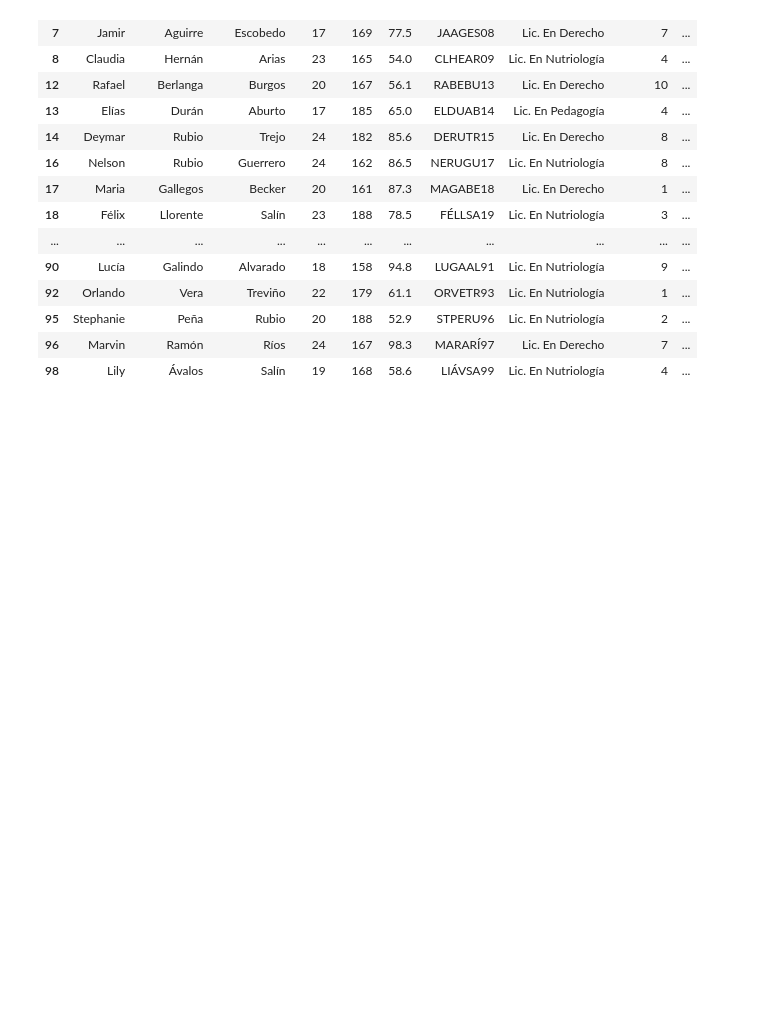
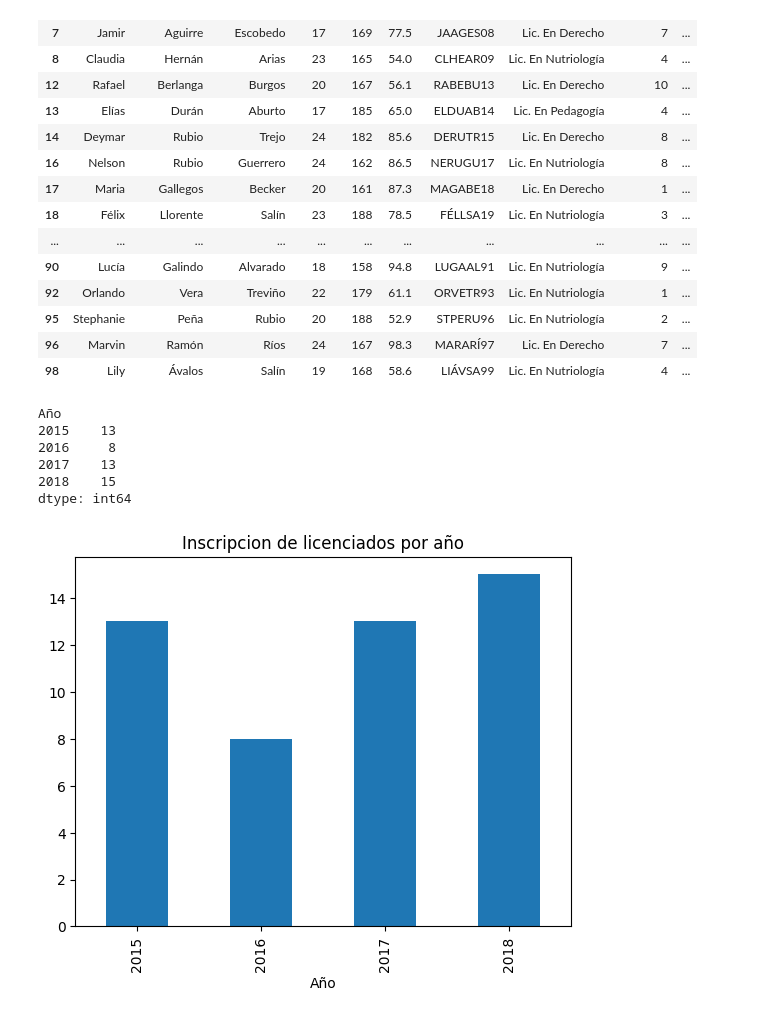
Before and after one commit to ikercalb/EjerciciosPython, a Jupyter notebook: pandas_pruebas.ipynb, the cells around one changed output. Drawn from its saved outputs; the diff is of its cells as text; code cells hidden in the pictures; blank space fills up the shorter version.

```diff
--- a/pandas_pruebas.ipynb
+++ b/pandas_pruebas.ipynb
@@ -272,4 +273,20 @@ licenciados
 | 96 | Marvin | Ramón | Ríos | 24 | 167 | 98.3 | MARARÍ97 | Lic. En Derecho | 7 | ... |
 | 98 | Lily | Ávalos | Salín | 19 | 168 | 58.6 | LIÁVSA99 | Lic. En Nutriología | 4 | ... |
 # %%
-#sacar
+#sacar la cantidad de liccenciados inscritos por año usando groupby
+licenciados_por_año = licenciados.groupby(by="Año").size()
+licenciados_por_año
+# %% [output]
+Año
+2015    13
+2016     8
+2017    13
+2018    15
+dtype: int64
+# %%
+import matplotlib.pyplot as plt
+licenciados_por_año.plot(kind = "bar")
+plt.title("Inscripcion de licenciados por año")
+plt.show()
+# %% [output]
+[figure, added]
```
Also changed, not shown: parts of 4 cells of this notebook, 9 other files.
